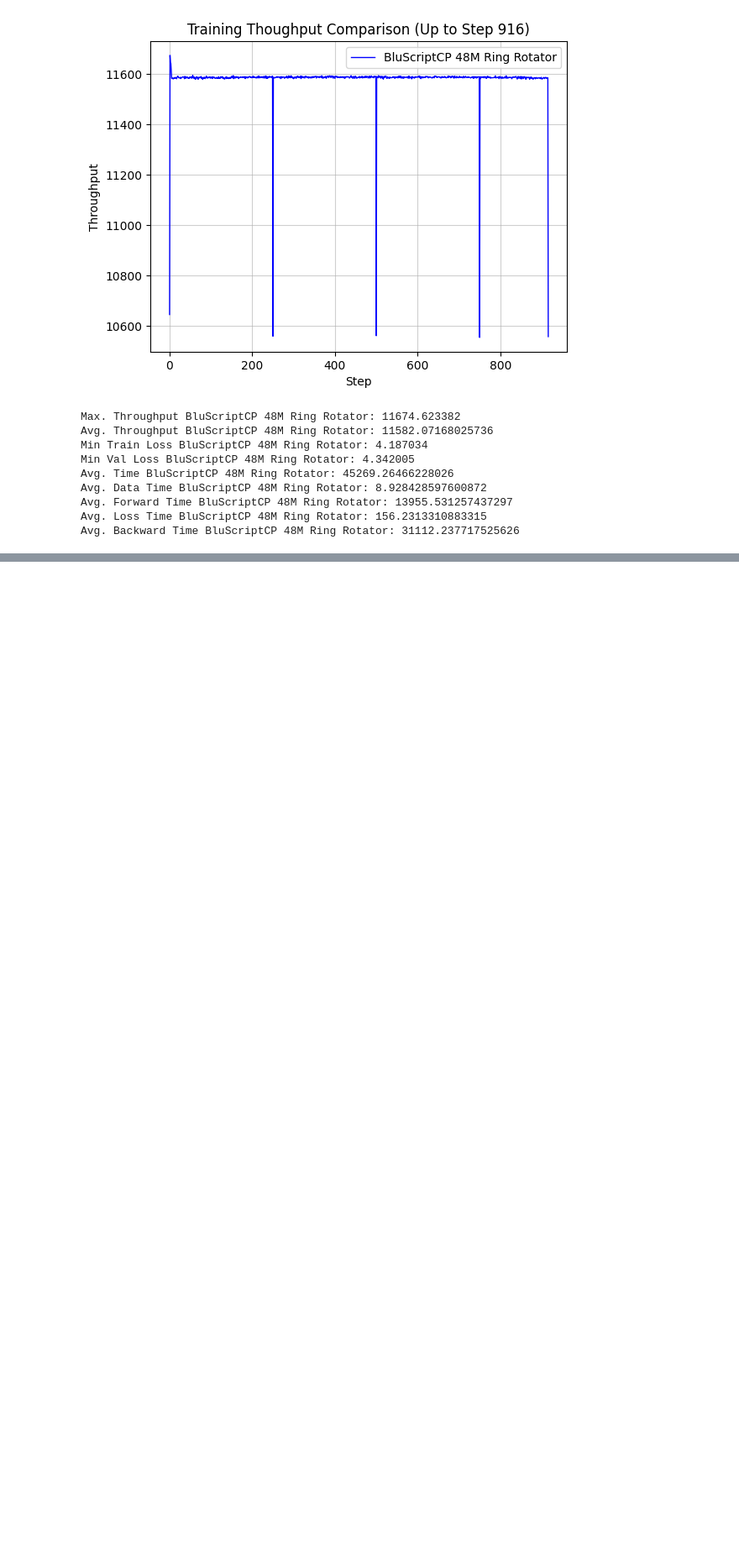
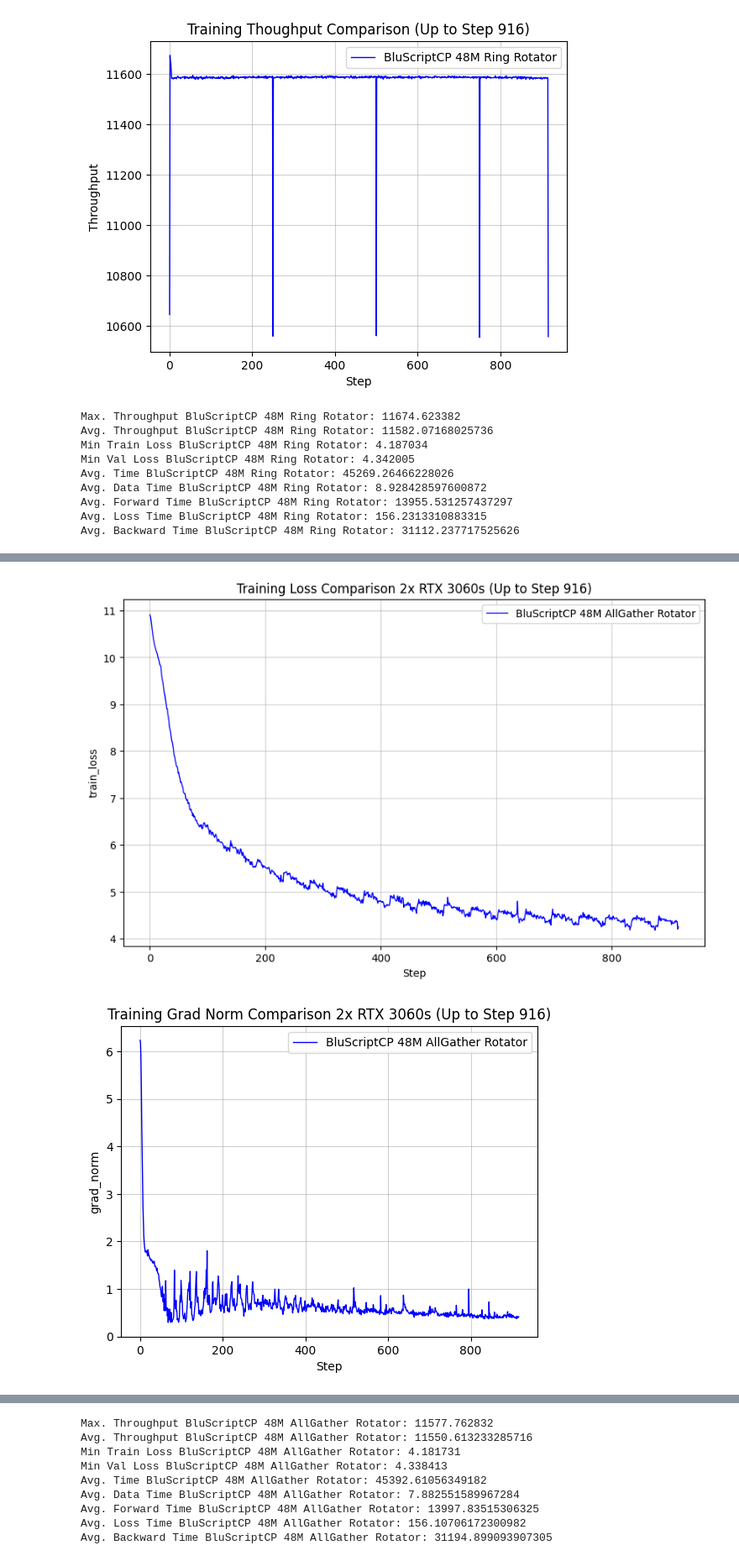
Before and after one commit to adhityablubridge/Context_Parallelism, a Jupyter notebook: graph_bluscript_cp.ipynb, the cells around one changed output, grey strips where cells are left out. Shown at 84% size. Cells and saved outputs as stored; diff of their text form; code cells hidden in the pictures; blank space fills up the shorter version.

```diff
--- a/graph_bluscript_cp.ipynb
+++ b/graph_bluscript_cp.ipynb
@@ -135,0 +289,63 @@ Avg. Backward Time BluScriptCP 48M Ring Rotator: 31112.237717525626
+# %%
+
+import pandas as pd
+import matplotlib.pyplot as plt
+
+
+# Load datasets
+df_new = pd.read_csv('/home/blu-bridge25/CP/CP_Training_logs/CP_Training_log7.csv')
+
+if not df_new.empty:
+    df_new.columns = df_new.columns.str.strip()
+
+current_max_step = df_new['step'].max()
+
+
+# 3. Plotting
+plt.figure(figsize=(10, 6))
+
+plt.plot(df_new['step'], df_new['train_loss'], label='BluScriptCP 48M AllGather Rotator', linewidth=1, color = 'blue')
+
+plt.xlabel('Step')
+plt.ylabel('train_loss')
+plt.title(f'Training Loss Comparison 2x RTX 3060s (Up to Step {current_max_step})')
+plt.legend()
+plt.grid(True, linestyle='-', alpha=0.6)
+
+
+plt.savefig('comparison_curve.png')
+plt.show()
+
+plt.plot(df_new['step'], df_new['grad_norm'], label='BluScriptCP 48M AllGather Rotator', linewidth=1, color = 'blue')
+
+
+plt.xlabel('Step')
+plt.ylabel('grad_norm')
+plt.title(f'Training Grad Norm Comparison 2x RTX 3060s (Up to Step {current_max_step})')
+plt.legend()
+plt.grid(True, linestyle='-', alpha=0.6)
+
+plt.show()
+
+plt.plot(df_new['step'], df_new['tok_per_sec'], label='BluScriptCP 48M AllGather Rotator', linewidth=1, color = 'blue')
+
+plt.xlabel('Step')
+plt.ylabel('Throughput')
+plt.title(f'Training Thoughput Comparison 2x RTX 3060s (Up to Step {current_max_step})')
+plt.legend()
+plt.grid(True, linestyle='-', alpha=0.6)
+plt.savefig('comparison_curve.png')
+plt.show()
+
+print("Max. Throughput BluScriptCP 48M AllGather Rotator:",df_new['tok_per_sec'].max())
+print("Avg. Throughput BluScriptCP 48M AllGather Rotator:",df_new['tok_per_sec'].mean())
+print("Min Train Loss BluScriptCP 48M AllGather Rotator:",df_new['train_loss'][:].min())
+print("Min Val Loss BluScriptCP 48M AllGather Rotator:",df_new['val_loss'].where(df_new['val_loss']!=(-1)).min())
+print("Avg. Time BluScriptCP 48M AllGather Rotator:",df_new['dt_ms'].mean())
+print("Avg. Data Time BluScriptCP 48M AllGather Rotator:",df_new['timer_data'][:].mean())
+print("Avg. Forward Time BluScriptCP 48M AllGather Rotator:",df_new['timer_fwd'][:].mean())
+print("Avg. Loss Time BluScriptCP 48M AllGather Rotator:",df_new['timer_loss'][:].mean())
+print("Avg. Backward Time BluScriptCP 48M AllGather Rotator:",df_new['timer_bwd'][:].mean())
+# %% [output]
+[figure, added]
+[figure, added]
@@ -135,0 +353,9 @@ Avg. Backward Time BluScriptCP 48M Ring Rotator: 31112.237717525626
+Max. Throughput BluScriptCP 48M AllGather Rotator: 11577.762832
+Avg. Throughput BluScriptCP 48M AllGather Rotator: 11550.613233285716
+Min Train Loss BluScriptCP 48M AllGather Rotator: 4.181731
+Min Val Loss BluScriptCP 48M AllGather Rotator: 4.338413
+Avg. Time BluScriptCP 48M AllGather Rotator: 45392.61056349182
+Avg. Data Time BluScriptCP 48M AllGather Rotator: 7.882551589967284
+Avg. Forward Time BluScriptCP 48M AllGather Rotator: 13997.83515306325
+Avg. Loss Time BluScriptCP 48M AllGather Rotator: 156.10706172300982
+Avg. Backward Time BluScriptCP 48M AllGather Rotator: 31194.899093907305
```
Also changed, not shown: parts of 5 cells of this notebook, 12 other files.
